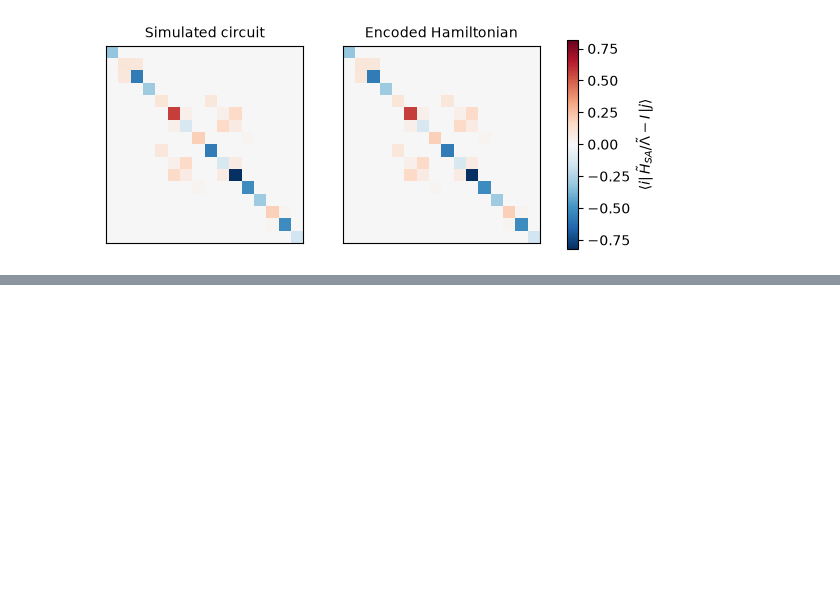
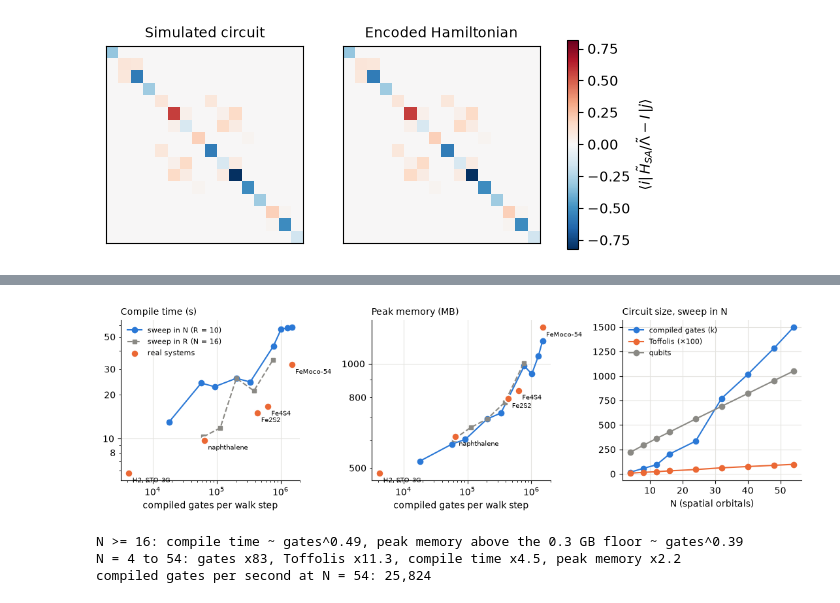
Before and after one commit to PennyLaneAI/dfthc-be, a Jupyter notebook: notebooks/paper_results.ipynb, the cells around one changed output, grey strips where cells are left out. Saved outputs shown, nothing was run; the diff lists cells and outputs as text; code cells hidden in the pictures; blank space fills up the shorter version.

Commit message:
scaling

```diff
--- a/notebooks/paper_results.ipynb
+++ b/notebooks/paper_results.ipynb
@@ -412,0 +477,17 @@ plt.show()
+# %%
+import subprocess
+
+RUN_SCALING_SWEEP = False  # True re-measures docs/scaling.json (about 5 min, up to 1.3 GB)
+if RUN_SCALING_SWEEP:
+    subprocess.run([sys.executable, str(REPO / "scripts" / "scaling_sweep.py")], cwd=REPO,
+                   env={**__import__("os").environ, "PYTHONPATH": str(REPO / "src")}, check=True)
+sweep = json.loads((REPO / "docs" / "scaling.json").read_text())
+points = sweep["points"]
+n_sweep = sorted((p for p in points if p["sweep"] == "N"), key=lambda p: p["N"])
+r_sweep = sorted((p for p in points if p["N"] == 16), key=lambda p: p["R"])
+
+table(["N", "R", "Qubits", "Toffolis", "Compiled gates", "Tables", "Compile (wall)",
+       "Compile (CPU)", "Process wall", "Peak memory"],
+      [[p["N"], p["R"], p["wires"], p["toffoli"], p["gates"], f"{p['tables_s']:.2f} s",
+        f"{p['compile_s']:.1f} s", f"{p['compile_cpu_s']:.1f} s", f"{p['wall_s']:.1f} s",
+        f"{p['peak_mb']:.0f} MB"] for p in n_sweep + [p for p in r_sweep if p["R"] != 10]])
@@ -412,0 +510,52 @@ plt.show()
+# %%
+def slope(xs, ys):
+    # Least-squares exponent of y ~ x^k on a log-log scale.
+    return np.polyfit(np.log(xs), np.log(ys), 1)[0]
+
+fig, axes = plt.subplots(1, 3, figsize=(11, 3.4))
+quantities = (("compile_s", "Compile time (s)"), ("peak_mb", "Peak memory (MB)"))
+for ax, (key, label) in zip(axes[:2], quantities):
+    ax.plot([p["gates"] for p in n_sweep], [p[key] for p in n_sweep], "o-", color="#2a78d6",
+            label="sweep in N (R = 10)")
+    ax.plot([p["gates"] for p in r_sweep], [p[key] for p in r_sweep], "s--", color="#8a8984",
+            label="sweep in R (N = 16)", ms=5)
+    ax.scatter([r["gates"] for r in real.values()], [r[key] for r in real.values()], s=70,
+               color="#eb6834", zorder=3, edgecolor="white", linewidth=1.5, label="real systems")
+    for name, r in real.items():
+        ax.annotate(SYSTEMS[name][0], (r["gates"], r[key]), fontsize=7,
+                    xytext=(4, -10), textcoords="offset points")
+    ax.set_xscale("log"); ax.set_yscale("log")
+    ax.yaxis.set_major_formatter(plt.FuncFormatter(lambda v, _: f"{v:g}"))
+    ax.yaxis.set_minor_formatter(plt.FuncFormatter(lambda v, _: f"{v:g}" if str(v)[0] in "2358" else ""))
+    ax.set_xlabel("compiled gates per walk step"); ax.set_title(label, loc="left", fontsize=10)
+axes[0].legend(frameon=False, fontsize=8)
+
+ax = axes[2]
+ns = [p["N"] for p in n_sweep]
+ax.plot(ns, [p["gates"] / 1e3 for p in n_sweep], "o-", color="#2a78d6", label="compiled gates (k)")
+ax.plot(ns, [p["toffoli"] / 1e2 for p in n_sweep], "o-", color="#eb6834", label="Toffolis (×100)")
+ax.plot(ns, [p["wires"] for p in n_sweep], "o-", color="#8a8984", label="qubits")
+ax.set_xlabel("N (spatial orbitals)"); ax.set_title("Circuit size, sweep in N", loc="left",
+                                                      fontsize=10)
+ax.legend(frameon=False, fontsize=8)
+for ax in axes:
+    ax.grid(color="#e4e3df", lw=0.8); ax.set_axisbelow(True)
+    for side in ("top", "right"):
+        ax.spines[side].set_visible(False)
+fig.tight_layout()
+plt.show()
+
+big = [p for p in n_sweep if p["N"] >= 16]
+gates, comp, mem = ([p[k] for p in big] for k in ("gates", "compile_s", "peak_mb"))
+print(f"N >= 16: compile time ~ gates^{slope(gates, comp):.2f}, "
+      f"peak memory above the 0.3 GB floor ~ gates^{slope(gates, [m - 300 for m in mem]):.2f}")
+print(f"N = 4 to 54: gates x{n_sweep[-1]['gates'] / n_sweep[0]['gates']:.0f}, "
+      f"Toffolis x{n_sweep[-1]['toffoli'] / n_sweep[0]['toffoli']:.1f}, "
+      f"compile time x{n_sweep[-1]['compile_s'] / n_sweep[0]['compile_s']:.1f}, "
+      f"peak memory x{n_sweep[-1]['peak_mb'] / n_sweep[0]['peak_mb']:.1f}")
+print(f"compiled gates per second at N = 54: {n_sweep[-1]['gates'] / n_sweep[-1]['compile_s']:,.0f}")
+# %% [output]
+[figure, added]
+N >= 16: compile time ~ gates^0.49, peak memory above the 0.3 GB floor ~ gates^0.39
+N = 4 to 54: gates x83, Toffolis x11.3, compile time x4.5, peak memory x2.2
+compiled gates per second at N = 54: 25,824
```
Also changed, not shown: parts of 15 cells of this notebook, 3 other files.
